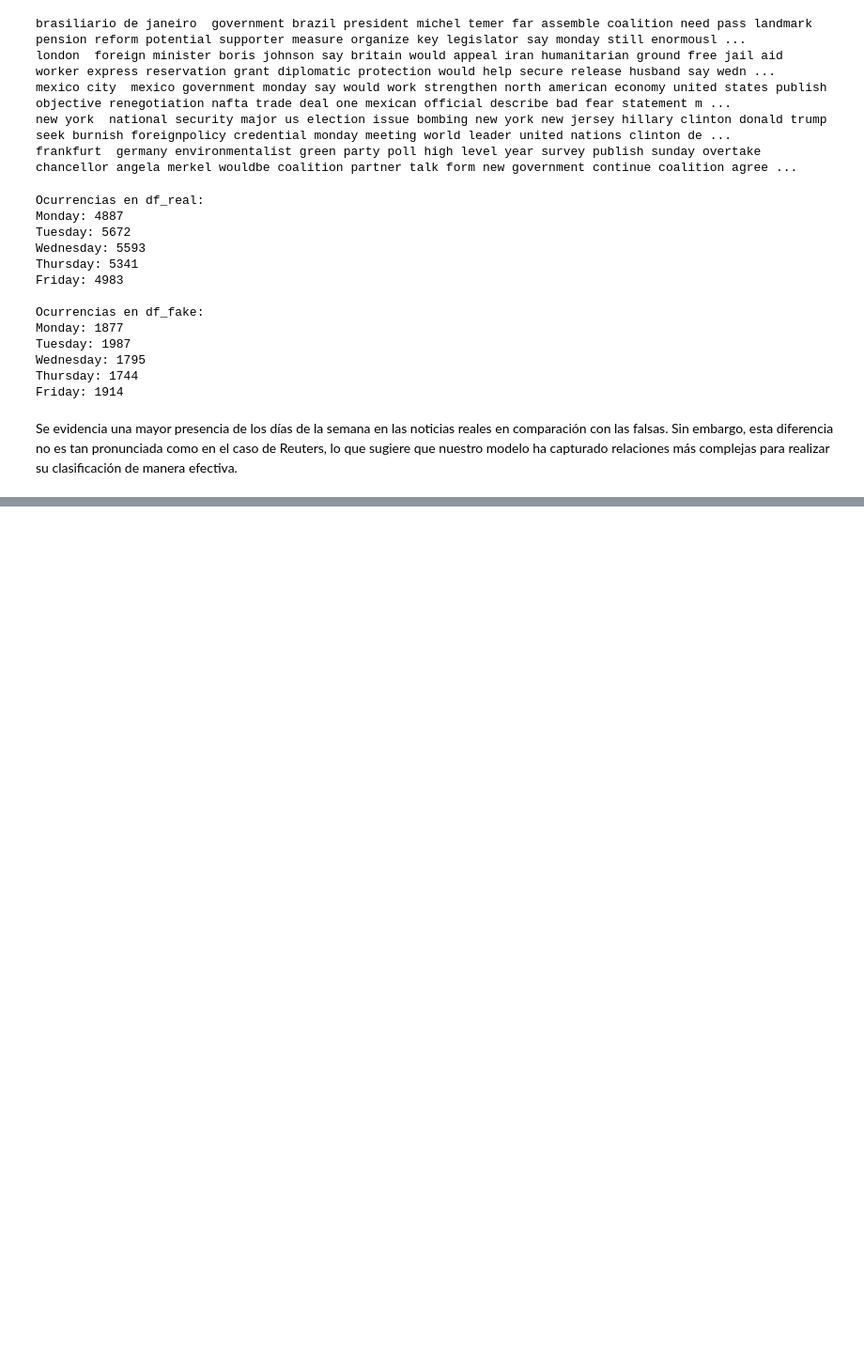
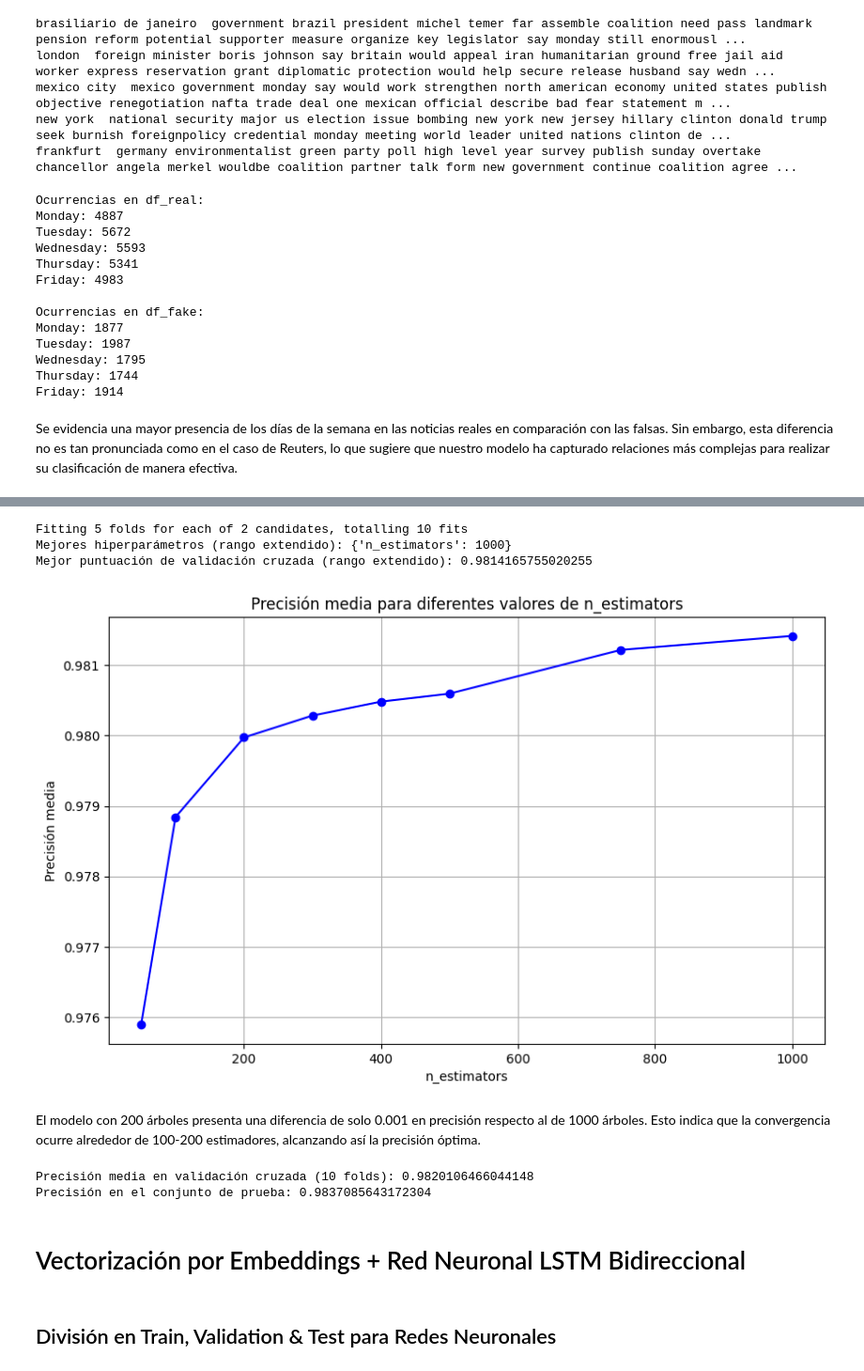
Before and after one commit to guillermo-grande/Fake-News-Detection, a Jupyter notebook: pipeline.ipynb, the cells around one changed output, grey strips where cells are left out. Shown at 94% size. Drawn from its saved outputs; the diff is of its cells as text; code cells hidden in the pictures; blank space fills up the shorter version.

```diff
--- a/pipeline.ipynb
+++ b/pipeline.ipynb
@@ -554,0 +610,56 @@ df = pd.read_csv("Datasets/Cleaned-FR-News_V2.csv")
+# %%
+# Ampliar el rango de búsqueda de hiperparámetros
+param_grid_extended = {
+    'n_estimators': [750, 1000],  # Agregar 750 y 1000
+}
+
+# Configurar el Grid Search con el rango extendido
+grid_search_extended = GridSearchCV(estimator=rf_grid, param_grid=param_grid_extended, cv=5, scoring='accuracy', verbose=1, n_jobs=-1)
+
+# Ejecutar el Grid Search con el rango extendido
+grid_search_extended.fit(X_train, y_train)
+
+# Mostrar los mejores hiperparámetros y la mejor puntuación
+print("Mejores hiperparámetros (rango extendido):", grid_search_extended.best_params_)
+print("Mejor puntuación de validación cruzada (rango extendido):", grid_search_extended.best_score_)
+
+# Unir los valores de n_estimators y las precisiones medias
+n_estimators = n_estimators + param_grid_extended['n_estimators']
+mean_accuracies = list(mean_accuracies) + list(grid_search_extended.cv_results_['mean_test_score'])
+
+# Graficar las diferentes precisiones
+plt.figure(figsize=(10, 6))
+plt.plot(n_estimators, mean_accuracies, marker='o', linestyle='-', color='b')
+plt.title('Precisión media para diferentes valores de n_estimators')
+plt.xlabel('n_estimators')
+plt.ylabel('Precisión media')
+plt.grid(True)
+plt.show()
+# %% [output]
+Fitting 5 folds for each of 2 candidates, totalling 10 fits
+Mejores hiperparámetros (rango extendido): {'n_estimators': 1000}
+Mejor puntuación de validación cruzada (rango extendido): 0.9814165755020255
+[figure, added]
+# %% [markdown]
+El modelo con 200 árboles presenta una diferencia de solo 0.001 en precisión respecto al de 1000 árboles. Esto indica que la convergencia ocurre alrededor de 100-200 estimadores, alcanzando así la precisión óptima.
+# %%
+# Validación cruzada con 10 particiones y 200 estimadores
+rf_cv = RandomForestClassifier(n_estimators=200, random_state=73)
+cv_scores = cross_val_score(rf_cv, X_train, y_train, cv=10, scoring='accuracy', n_jobs=-1)
+
+# Mostrar resultados de la validación cruzada
+print("Precisión media en validación cruzada (10 folds):", np.mean(cv_scores))
+
+# Entrenar el modelo con todo el conjunto de entrenamiento
+rf_cv.fit(X_train, y_train)
+
+# Evaluación en el conjunto de prueba
+y_pred_test = rf_cv.predict(X_test)
+print("Precisión en el conjunto de prueba:", accuracy_score(y_test, y_pred_test))
+# %% [output]
+Precisión media en validación cruzada (10 folds): 0.9820106466044148
+Precisión en el conjunto de prueba: 0.9837085643172304
+# %% [markdown]
+# Vectorización por Embeddings + Red Neuronal LSTM Bidireccional
+# %% [markdown]
+## División en Train, Validation & Test para Redes Neuronales
```
Also changed, not shown: parts of 44 cells of this notebook, 1 other file.
